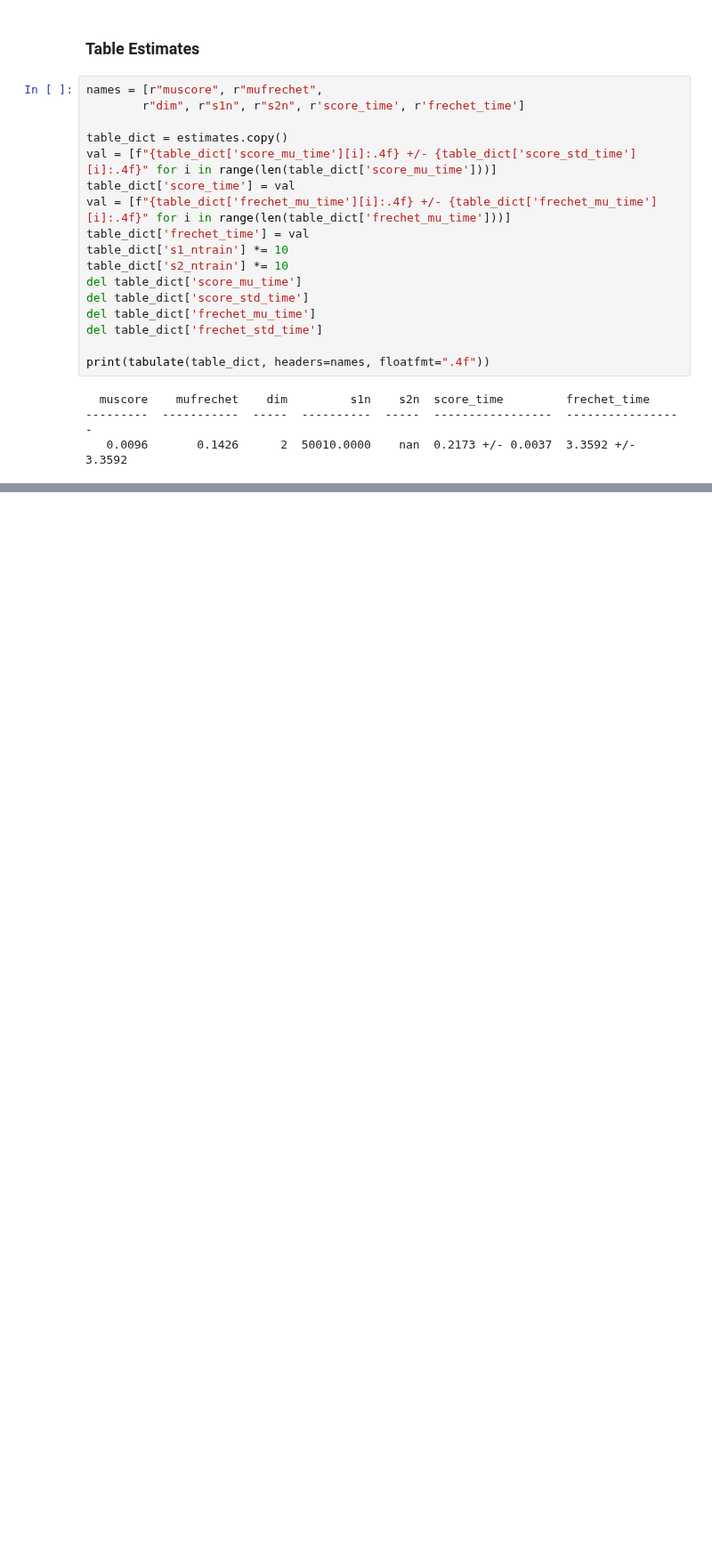
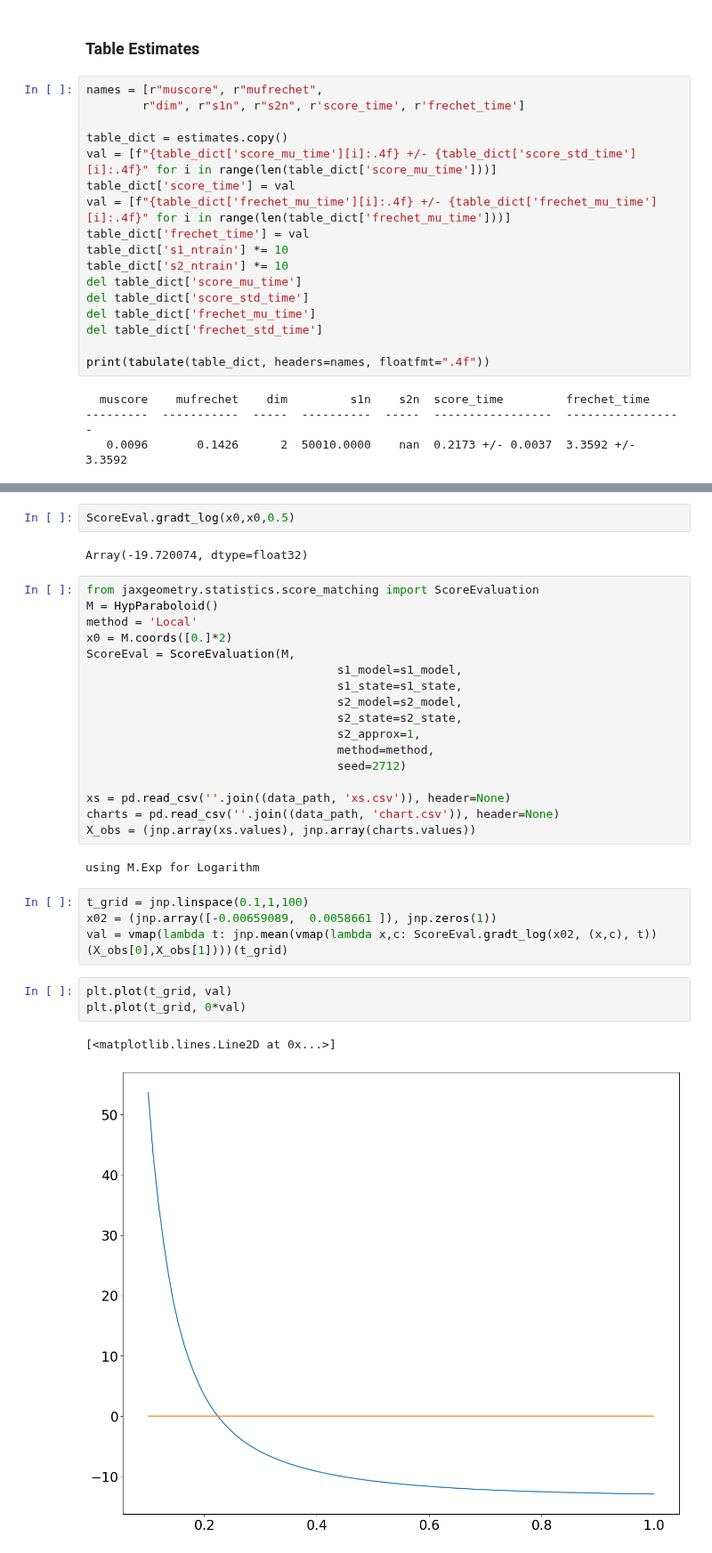
Before and after one commit to FrederikMR/score_diffusion_mean, a Jupyter notebook: score_table.ipynb, the cells around one changed output, grey strips where cells are left out. Shown at 89% size. Drawn from its saved outputs; the diff is of its cells as text; blank space fills up the shorter version.

```diff
--- a/score_table.ipynb
+++ b/score_table.ipynb
@@ -221,0 +278,33 @@ print(tabulate(table_dict, headers=names, floatfmt=".4f"))
+# %%
+ScoreEval.gradt_log(x0,x0,0.5)
+# %% [output]
+Array(-19.720074, dtype=float32)
+# %%
+from jaxgeometry.statistics.score_matching import ScoreEvaluation
+M = HypParaboloid()
+method = 'Local'
+x0 = M.coords([0.]*2)
+ScoreEval = ScoreEvaluation(M,
+                                    s1_model=s1_model,
+                                    s1_state=s1_state,
+                                    s2_model=s2_model,
+                                    s2_state=s2_state,
+                                    s2_approx=1,
+                                    method=method,
+                                    seed=2712)
+
+xs = pd.read_csv(''.join((data_path, 'xs.csv')), header=None)
+charts = pd.read_csv(''.join((data_path, 'chart.csv')), header=None)
+X_obs = (jnp.array(xs.values), jnp.array(charts.values))
+# %% [output]
+using M.Exp for Logarithm
+# %%
+t_grid = jnp.linspace(0.1,1,100)
+x02 = (jnp.array([-0.00659089,  0.0058661 ]), jnp.zeros(1))
+val = vmap(lambda t: jnp.mean(vmap(lambda x,c: ScoreEval.gradt_log(x02, (x,c), t))(X_obs[0],X_obs[1])))(t_grid)
+# %%
+plt.plot(t_grid, val)
+plt.plot(t_grid, 0*val)
+# %% [output]
+[<matplotlib.lines.Line2D at 0x...>]
+[figure, added]
```
Also changed, not shown: parts of 5 cells of this notebook, 15 other files.
